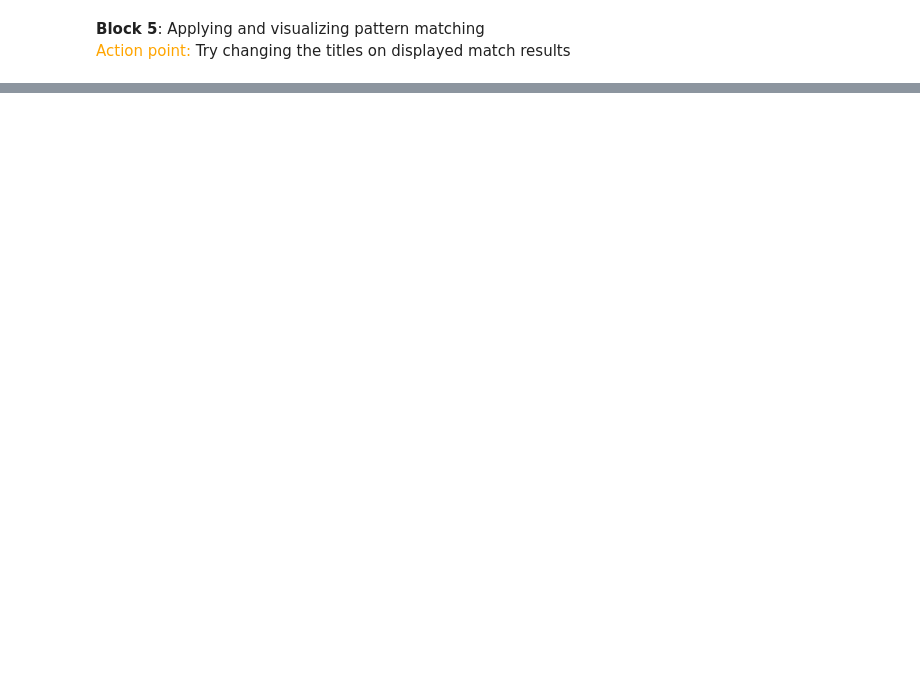
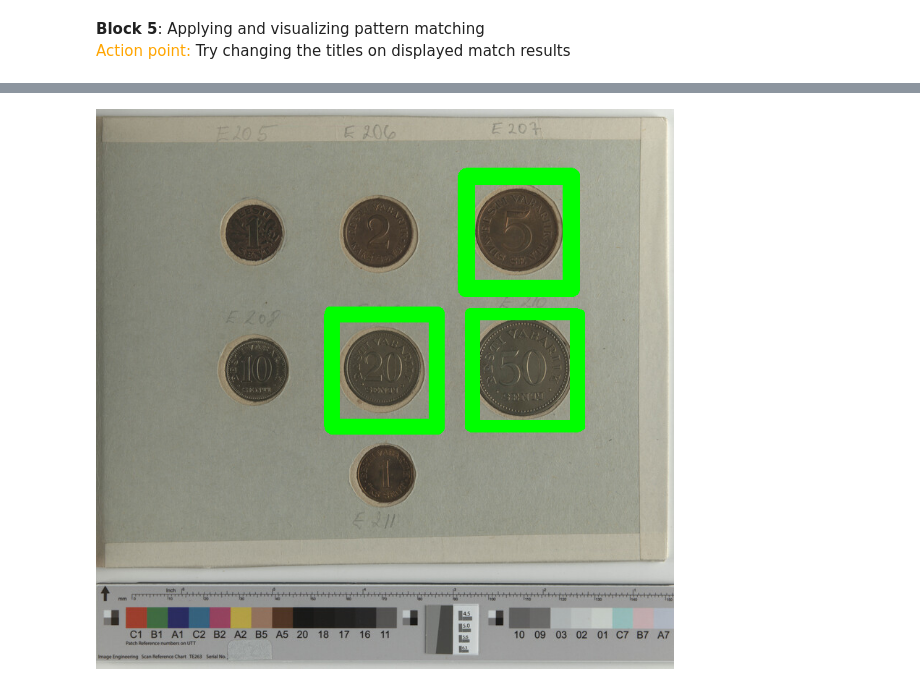
Before and after one commit to olexandr7/erm_workshop, a Jupyter notebook: ERM_workshop_2.ipynb, the cells around one changed output, grey strips where cells are left out. Cells and saved outputs as stored; diff of their text form; code cells hidden in the pictures; blank space fills up the shorter version.

```diff
--- a/ERM_workshop_2.ipynb
+++ b/ERM_workshop_2.ipynb
@@ -132,0 +159,12 @@ plt.show()
+# %%
+w, h = template.shape[::-1]
+res = cv2.matchTemplate(img_gray,template,cv2.TM_CCOEFF_NORMED)
+threshold = 0.75
+loc = np.where( res >= threshold)
+for pt in zip(*loc[::-1]):
+    cv2.rectangle(img, pt, (pt[0] + w, pt[1] + h), (0,255,0))
+cv2.imwrite('res.png',img)
+
+cv2_imshow(img)
+# %% [output]
+[figure, added]
```
Also changed, not shown: parts of 5 cells of this notebook.
